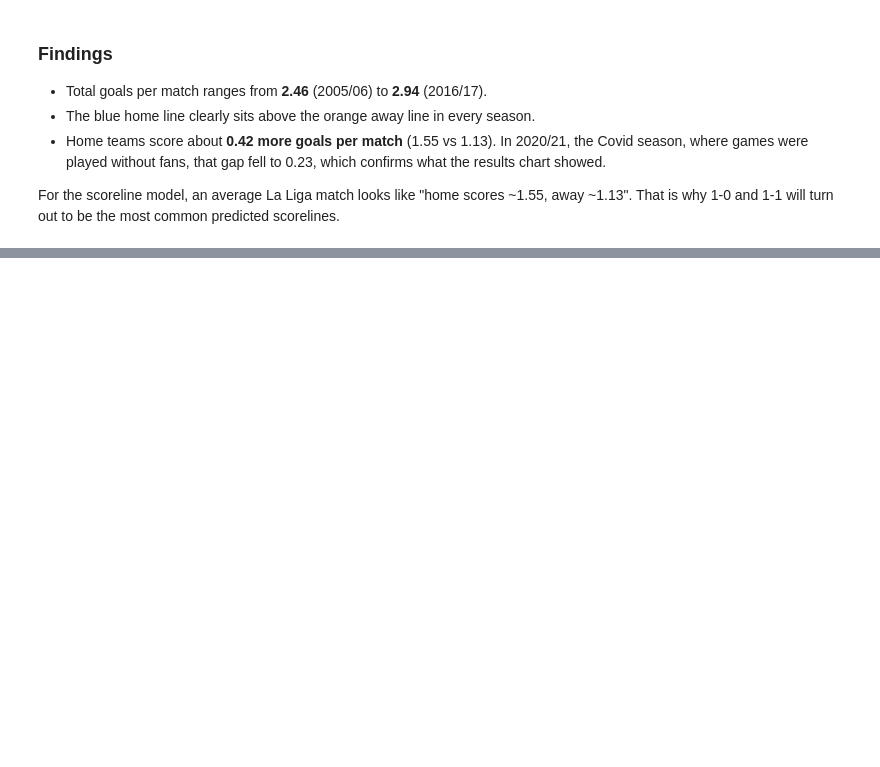
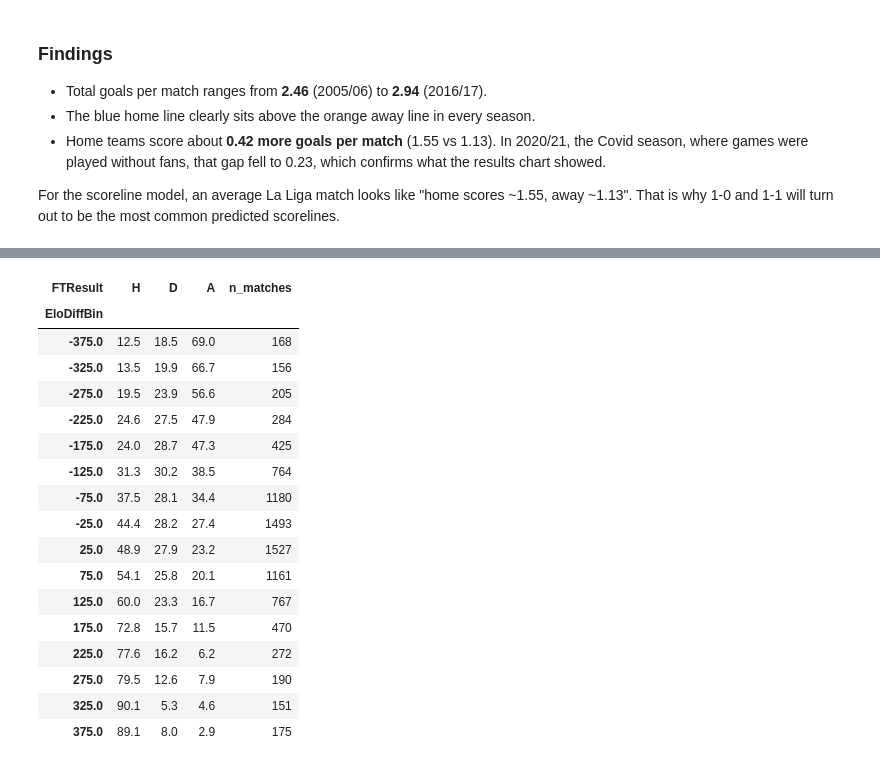
Before and after one commit to idoberk/laliga-match-prediction, a Jupyter notebook: notebooks/laliga_match_prediction.ipynb, the cells around one changed output, grey strips where cells are left out. Cells and saved outputs as stored; diff of their text form; code cells hidden in the pictures; blank space fills up the shorter version.

```diff
--- a/notebooks/laliga_match_prediction.ipynb
+++ b/notebooks/laliga_match_prediction.ipynb
@@ -717,0 +738,40 @@ For the scoreline model, an average La Liga match looks like "home scores ~1.55,
+# %%
+# Group matches into 50-point bins of Elo difference. Values beyond ~400 are clipped into the outermost bins (only ~1% of matches on each side), so the extreme bins don't end up with a handful of matches each
+ELO_BIN_WIDTH = 50
+ELO_DIFF_LIMIT = 400
+
+clipped_diff = elo_diff.clip(-ELO_DIFF_LIMIT, ELO_DIFF_LIMIT - 1)
+
+# Floor to the bin's lower edge, then add half a bin: -130 --> -150 + 25 = -125
+elo_bin_center = (
+    (clipped_diff // ELO_BIN_WIDTH) * ELO_BIN_WIDTH + ELO_BIN_WIDTH / 2
+).rename("EloDiffBin")
+
+result_share_by_elo = (
+    pd.crosstab(elo_bin_center, laliga_complete["FTResult"], normalize="index")[
+        RESULT_ORDER
+    ]
+    * 100
+)
+
+# Table version of the chart, with the number of matches behind each point
+result_share_by_elo.round(1).assign(n_matches=elo_bin_center.value_counts())
+# %% [output]
+| FTResult | H | D | A | n_matches |
+| EloDiffBin |  |  |  |  |
+| -375.0 | 12.5 | 18.5 | 69.0 | 168 |
+| -325.0 | 13.5 | 19.9 | 66.7 | 156 |
+| -275.0 | 19.5 | 23.9 | 56.6 | 205 |
+| -225.0 | 24.6 | 27.5 | 47.9 | 284 |
+| -175.0 | 24.0 | 28.7 | 47.3 | 425 |
+| -125.0 | 31.3 | 30.2 | 38.5 | 764 |
+| -75.0 | 37.5 | 28.1 | 34.4 | 1180 |
+| -25.0 | 44.4 | 28.2 | 27.4 | 1493 |
+| 25.0 | 48.9 | 27.9 | 23.2 | 1527 |
+| 75.0 | 54.1 | 25.8 | 20.1 | 1161 |
+| 125.0 | 60.0 | 23.3 | 16.7 | 767 |
+| 175.0 | 72.8 | 15.7 | 11.5 | 470 |
+| 225.0 | 77.6 | 16.2 | 6.2 | 272 |
+| 275.0 | 79.5 | 12.6 | 7.9 | 190 |
+| 325.0 | 90.1 | 5.3 | 4.6 | 151 |
+| 375.0 | 89.1 | 8.0 | 2.9 | 175 |
```
Also changed, not shown: parts of 4 cells of this notebook, 1 other file.
